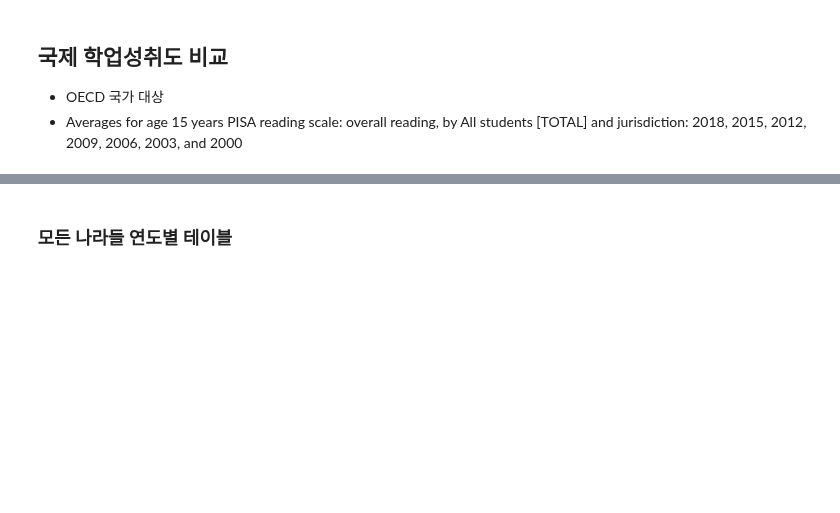
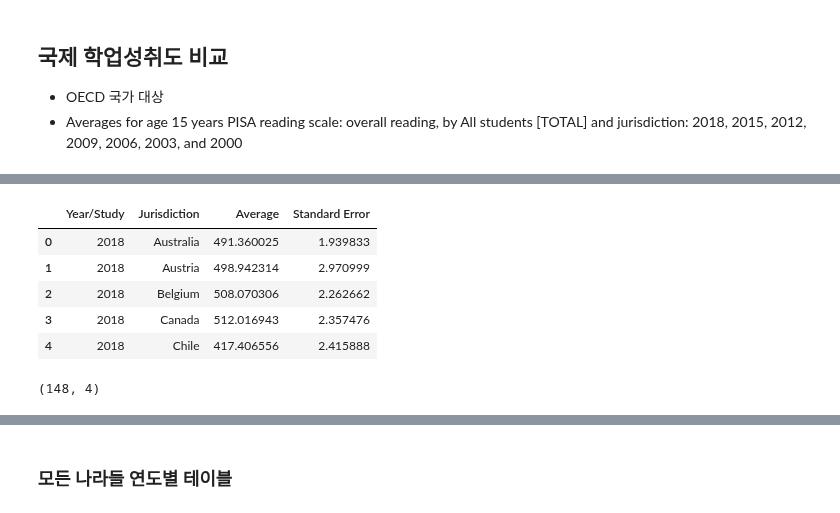
Before and after one commit to moonstar97/Structure, a Jupyter notebook: 가설2번_EDA.ipynb, the cells around one changed output, grey strips where cells are left out. Cells and saved outputs as stored; diff of their text form; code cells hidden in the pictures; blank space fills up the shorter version.

```diff
--- a/가설2번_EDA.ipynb
+++ b/가설2번_EDA.ipynb
@@ -421,0 +426,13 @@ national_science[["Average", "Standard Error"]] = national_science[["Average", "
+# %%
+national_math.head()
+# %% [output]
+|  | Year/Study | Jurisdiction | Average | Standard Error |
+| 0 | 2018 | Australia | 491.360025 | 1.939833 |
+| 1 | 2018 | Austria | 498.942314 | 2.970999 |
+| 2 | 2018 | Belgium | 508.070306 | 2.262662 |
+| 3 | 2018 | Canada | 512.016943 | 2.357476 |
+| 4 | 2018 | Chile | 417.406556 | 2.415888 |
+# %%
+national_math.shape
+# %% [output]
+(148, 4)
```
Also changed, not shown: parts of 14 cells of this notebook, 8 other files.
